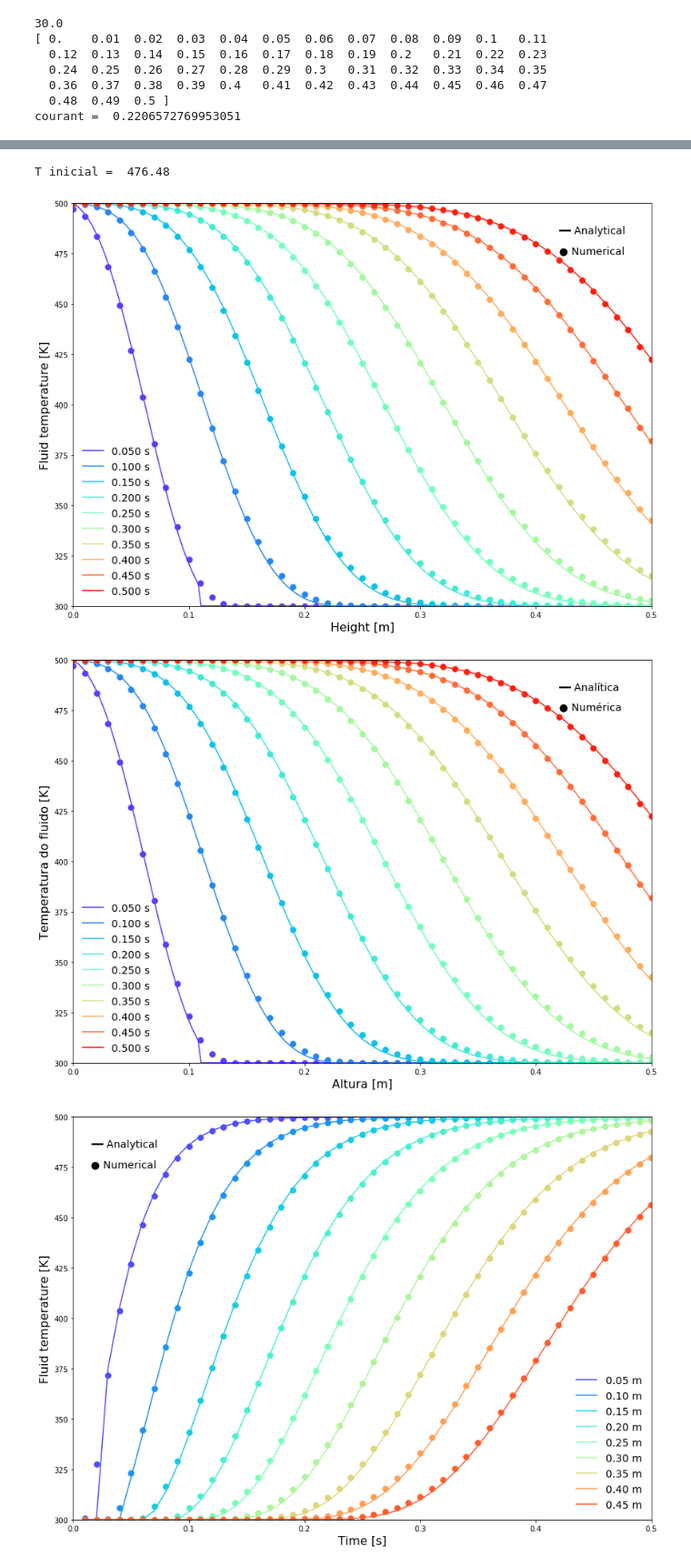
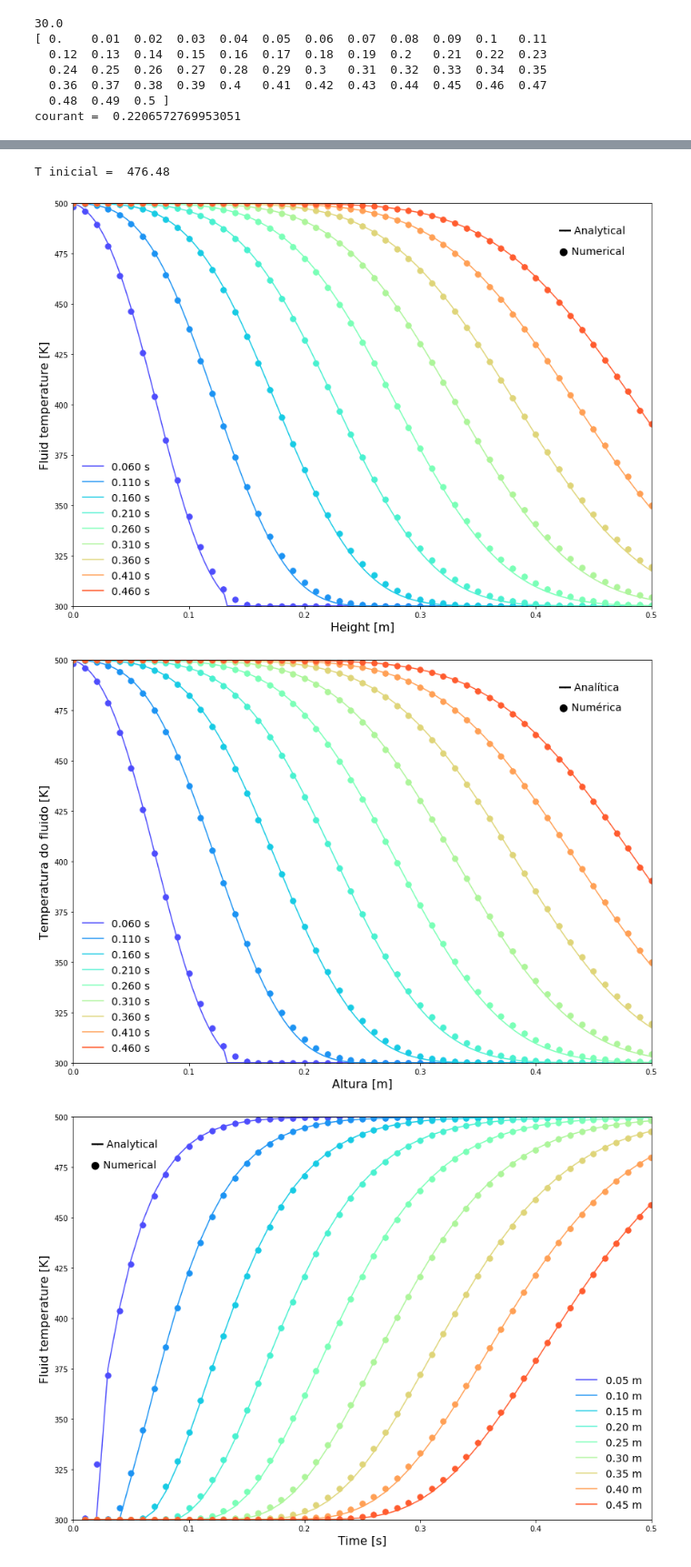
Before and after one commit to lucillalmeida/doutorado-validacoes, a Jupyter notebook: heat_fixed_bed/validation-convection-Schumann.ipynb, the cells around one changed output, grey strips where cells are left out. Shown at 91% size. Drawn from its saved outputs; the diff is of its cells as text; code cells hidden in the pictures.

```diff
--- a/heat_fixed_bed/validation-convection-Schumann.ipynb
+++ b/heat_fixed_bed/validation-convection-Schumann.ipynb
@@ -153,9 +153,9 @@ num_y = None
 for step in range(number_timesteps):
     block = data[step * block_size : (step + 1) * block_size]
     num_time[step] = float(block[1].split(',')[1])
-    temperature[step] = numpy.loadtxt(block, dtype=numpy.float64, delimiter=',', skiprows=3, usecols=[4])
+    temperature[step] = numpy.loadtxt(block, dtype=numpy.float64, delimiter=',', skiprows=3, usecols=4)
     if step == 0:
-        num_y = numpy.loadtxt(block, dtype=numpy.float64, delimiter=',', skiprows=3, usecols=[1])
+        num_y = numpy.loadtxt(block, dtype=numpy.float64, delimiter=',', skiprows=3, usecols=1)
 
 print(temperature[0][0])
 
@@ -266,8 +250,8 @@ Biot =  46.328781255
 # %%
-# Fluid temperature x height for each time
+#Main plot switches
 
 print("T inicial = ", temperature[0][0])
-i = 4
+i = 5
 inc = 5
 
 cmap = plt.get_cmap('rainbow')
@@ -303,7 +287,7 @@ plt.annotate('● Numerical', xy=(0.420, 475), fontsize=14)
 plt.savefig('gasversusposition.png')
 plt.show()
 
-i = 4
+i = 5
 inc = 5
 
 cmap = plt.get_cmap('rainbow')
@@ -313,33 +297,33 @@ for time in num_time[i:50:inc]:
 #for time in numpy.linspace(0,0.4,20):
 
     zStar = (y * h_g / U)
 
     tStart = time*h_p - (y/U)*h_p
 
     TgStart = packedBedTrnsTemperatures(tStart,zStar )[0]
 
     Tg = TgStart*(T_gi-T_g0) + T_g0
 
     for index in numpy.where(tStart < 0.0):
         Tg[index] = T_g0
 
     plt.plot(y, Tg, color = cmap(i*5), label = "{0:.3f} s".format(time))
     plt.plot(num_y, temperature[i], marker = 'o', markersize = 7.5, linestyle = 'None', color = cmap(i*5))
     i = i + inc
 
 
 plt.ylim(300, 500)
 plt.xlim(0, 0.5)
 
 plt.legend(fontsize=14, loc='lower left', frameon=False)
 plt.ylabel('Temperatura do fluido [K]', fontsize=16)
 plt.xlabel('Altura [m]', fontsize=16)
 plt.annotate('━━ Analítica',xy=(0.420, 485), fontsize=14)
 plt.annotate('● Numérica', xy=(0.420, 475), fontsize=14)
 plt.savefig('gasversuspositionPortugues.png')
 plt.show()
 # %% [output]
 T inicial =  476.48
-[figure, old version]
+[figure, new version]
-[figure, old version]
+[figure, new version]
 # %%
```
Also changed, not shown: parts of 5 cells of this notebook, 4 other files.
